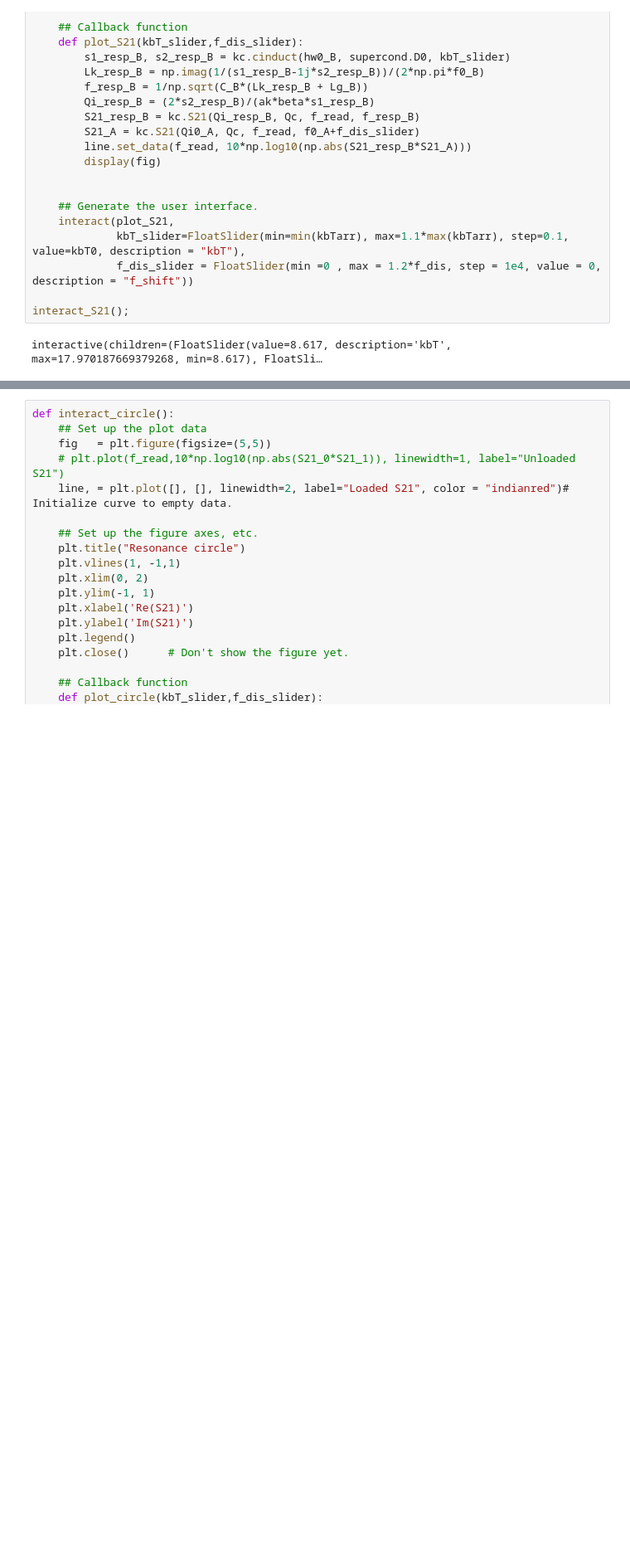
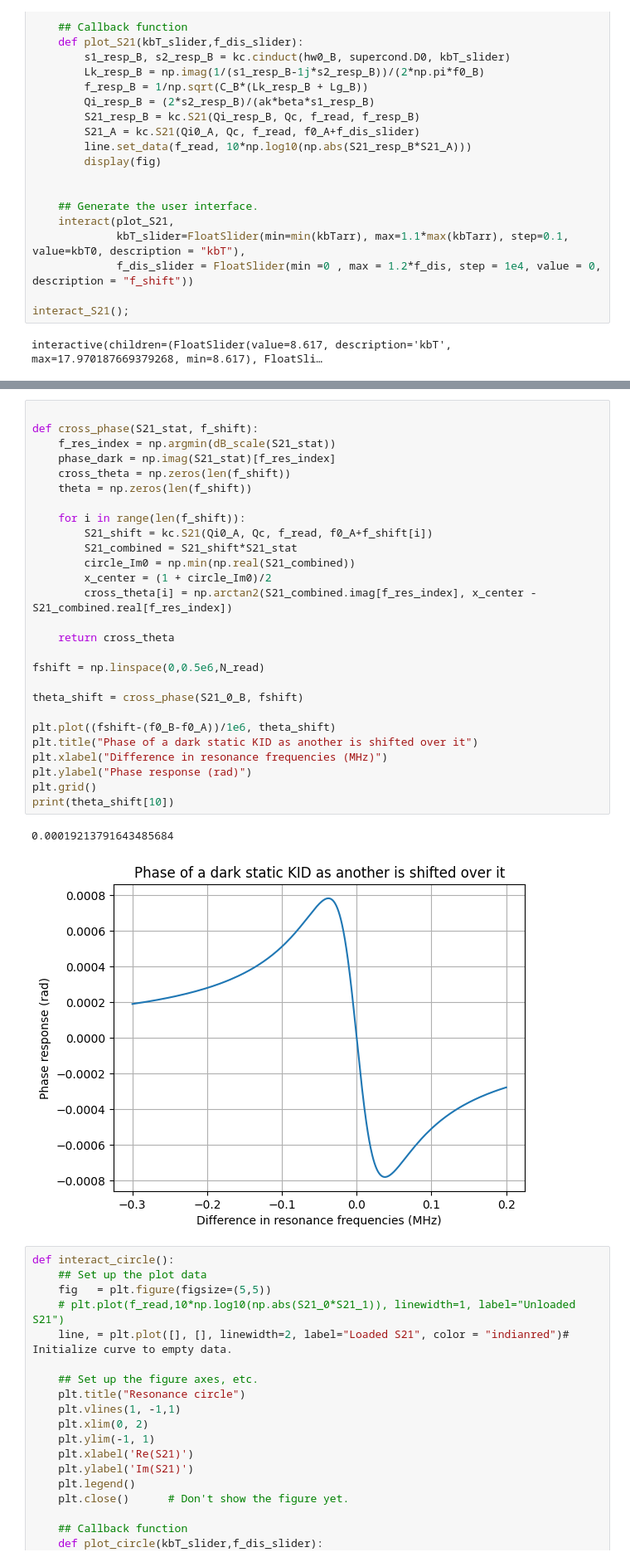
Before and after one commit to HesselSchulte/Python_KID_model, a Jupyter notebook: Fres shift jupyter.ipynb, the cells around one changed output, grey strips where cells are left out. Shown: that part at 83% size. Drawn from its saved outputs; the diff is of its cells as text; blank space fills up the shorter version.

Commit message:
Finished model of phase response of Dark kids as they shift over each other (basically zero response which was expected).

```diff
--- a/Fres shift jupyter.ipynb
+++ b/Fres shift jupyter.ipynb
@@ -202,3 +187,33 @@ plt.grid()
+# %%
+
+def cross_phase(S21_stat, f_shift):
+    f_res_index = np.argmin(dB_scale(S21_stat))
+    phase_dark = np.imag(S21_stat)[f_res_index]
+    cross_theta = np.zeros(len(f_shift))
+    theta = np.zeros(len(f_shift))
+
+    for i in range(len(f_shift)):
+        S21_shift = kc.S21(Qi0_A, Qc, f_read, f0_A+f_shift[i])
+        S21_combined = S21_shift*S21_stat
+        circle_Im0 = np.min(np.real(S21_combined))
+        x_center = (1 + circle_Im0)/2
+        cross_theta[i] = np.arctan2(S21_combined.imag[f_res_index], x_center - S21_combined.real[f_res_index])
+
+    return cross_theta
+
+fshift = np.linspace(0,0.5e6,N_read)
+
+theta_shift = cross_phase(S21_0_B, fshift)
+
+plt.plot((fshift-(f0_B-f0_A))/1e6, theta_shift)
+plt.title("Phase of a dark static KID as another is shifted over it")
+plt.xlabel("Difference in resonance frequencies (MHz)")
+plt.ylabel("Phase response (rad)")
+plt.grid()
+print(theta_shift[10])
+# %% [output]
+0.00019213791643485684
+[figure, added]
 # %%
 def interact_circle():
     ## Set up the plot data
```
Also changed, not shown: parts of 3 cells of this notebook.
